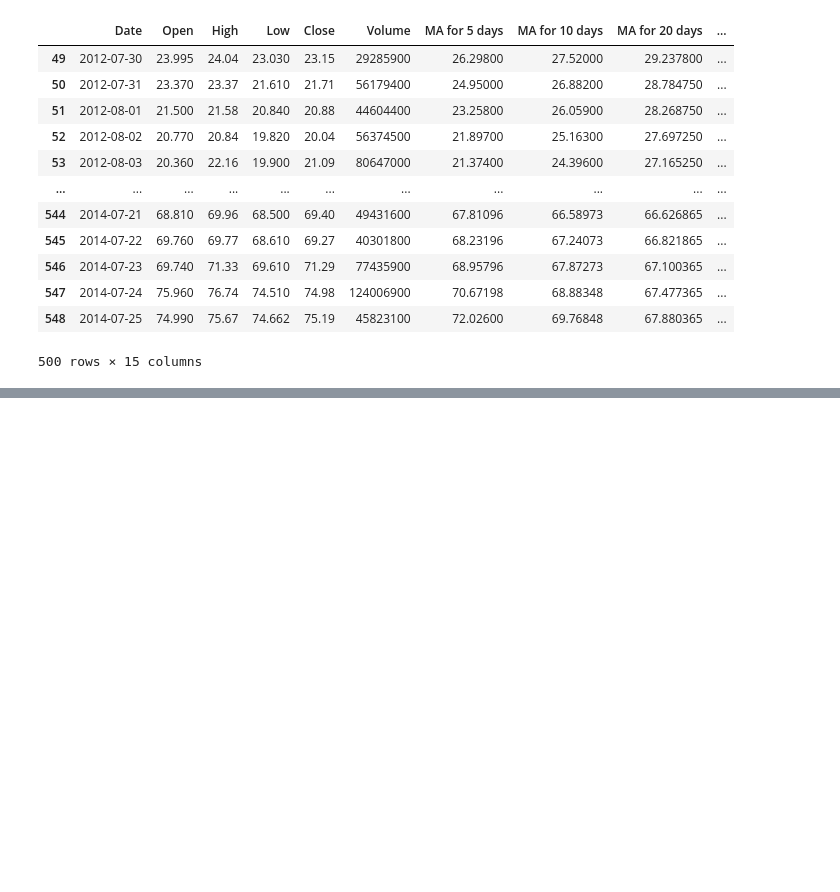
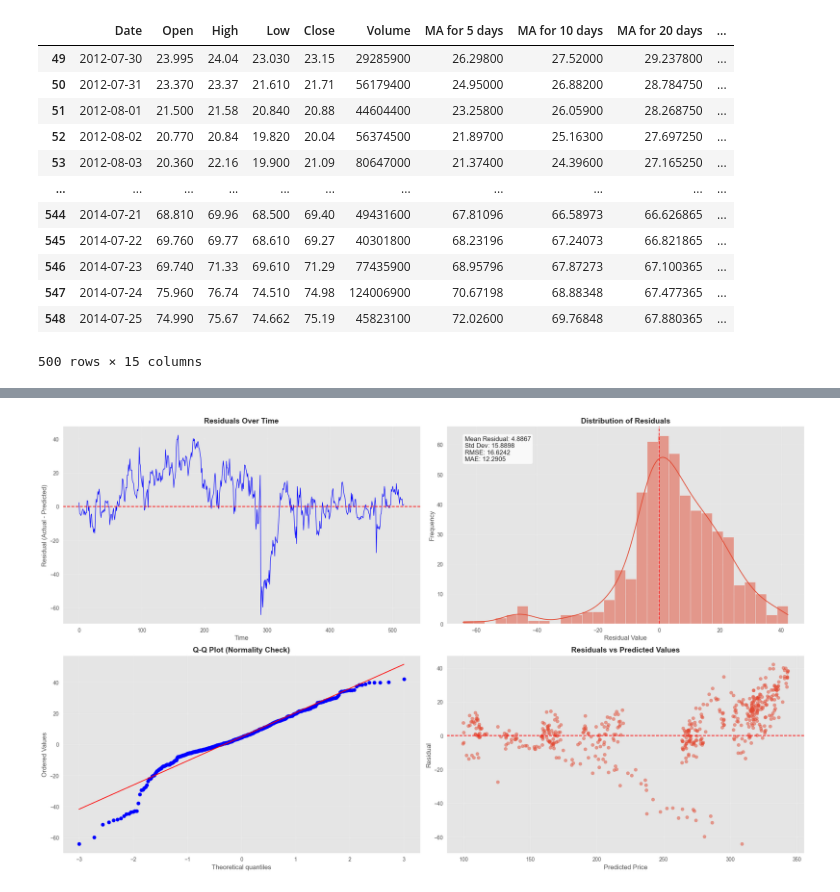
Before and after one commit to mitpoet/2203235_Capstone, a Jupyter notebook: Transformer_lstm/transformer-lstm-Baseline.ipynb, the cells around one changed output, grey strips where cells are left out. Drawn from its saved outputs; the diff is of its cells as text; code cells hidden in the pictures; blank space fills up the shorter version.

```diff
--- a/Transformer_lstm/transformer-lstm-Baseline.ipynb
+++ b/Transformer_lstm/transformer-lstm-Baseline.ipynb
@@ -567,0 +580,67 @@ torch.save(model.state_dict(), 'stock_predictor_model.pth')
+# %%
+# Assuming you have already:
+# 1. Trained your Transformer-LSTM model
+# 2. Generated predictions in 'predictions_original_scale'
+# 3. Have actual values in 'actual_prices'
+
+import matplotlib.pyplot as plt
+import numpy as np
+import seaborn as sns
+import scipy.stats as stats
+
+# Calculate residuals
+residuals = actual_prices - predictions
+
+# Create figure
+plt.figure(figsize=(20, 12))
+
+# 1. Residuals over time
+plt.subplot(2, 2, 1)
+plt.plot(residuals, 'b-', linewidth=1)
+plt.axhline(y=0, color='r', linestyle='--')
+plt.title('Residuals Over Time', fontsize=14, fontweight='bold')
+plt.xlabel('Time')
+plt.ylabel('Residual (Actual - Predicted)')
+plt.grid(True, alpha=0.3)
+
+# 2. Histogram of residuals
+plt.subplot(2, 2, 2)
+sns.histplot(residuals, kde=True, bins=30)
+plt.axvline(x=0, color='r', linestyle='--')
+plt.title('Distribution of Residuals', fontsize=14, fontweight='bold')
+plt.xlabel('Residual Value')
+plt.ylabel('Frequency')
+plt.grid(True, alpha=0.3)
+
+# 3. Q-Q plot for normality assessment
+plt.subplot(2, 2, 3)
+stats.probplot(residuals, plot=plt)
+plt.title('Q-Q Plot (Normality Check)', fontsize=14, fontweight='bold')
+plt.grid(True, alpha=0.3)
+
+# 4. Residuals vs Predicted values
+plt.subplot(2, 2, 4)
+plt.scatter(predictions, residuals, alpha=0.5)
+plt.axhline(y=0, color='r', linestyle='--')
+plt.title('Residuals vs Predicted Values', fontsize=14, fontweight='bold')
+plt.xlabel('Predicted Price')
+plt.ylabel('Residual')
+plt.grid(True, alpha=0.3)
+
+# Add summary statistics textbox
+stats_text = (
+    f"Mean Residual: {np.mean(residuals):.4f}\n"
+    f"Std Dev: {np.std(residuals):.4f}\n"
+    f"RMSE: {np.sqrt(np.mean(residuals**2)):.4f}\n"
+    f"MAE: {np.mean(np.abs(residuals)):.4f}"
+)
+props = dict(boxstyle='round', facecolor='white', alpha=0.8)
+plt.subplot(2, 2, 2)
+plt.text(0.05, 0.95, stats_text, transform=plt.gca().transAxes,
+         fontsize=12, verticalalignment='top', bbox=props)
+
+plt.tight_layout()
+plt.savefig('transformer_lstm_residuals.png', dpi=300)
+plt.show()
+# %% [output]
+[figure, added]
```
Also changed, not shown: parts of 13 cells of this notebook, 47 other files.
